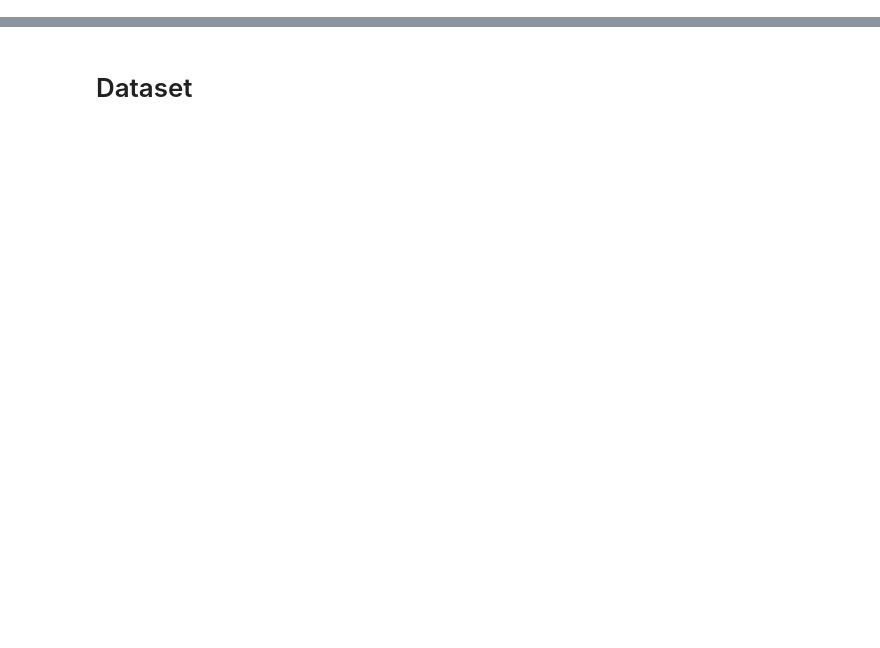
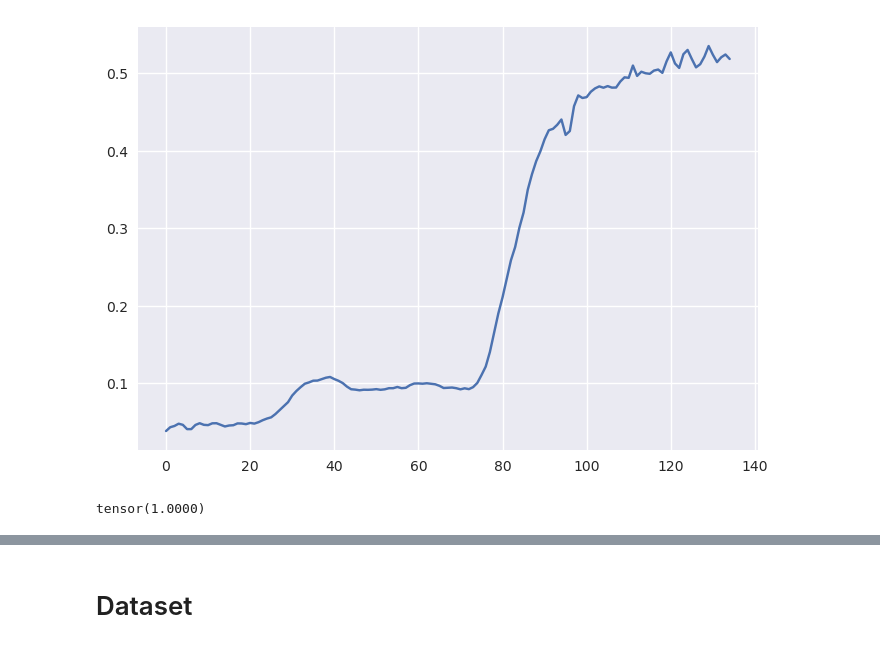
Before and after one commit to SolidusAbi/CLHU, a Jupyter notebook: notebooks/DLR_HySU.ipynb, the cells around one changed output, grey strips where cells are left out. Drawn from its saved outputs; the diff is of its cells as text; code cells hidden in the pictures; blank space fills up the shorter version.

```diff
--- a/notebooks/DLR_HySU.ipynb
+++ b/notebooks/DLR_HySU.ipynb
@@ -12,0 +182,9 @@ plt.style.use('seaborn-v0_8')
+# %%
+plt.plot(_X[25])
+plt.show()
+# %% [output]
+[figure, added]
+# %%
+_X.max()
+# %% [output]
+tensor(1.0000)
```
Also changed, not shown: parts of 60 cells of this notebook, 3 other files.
